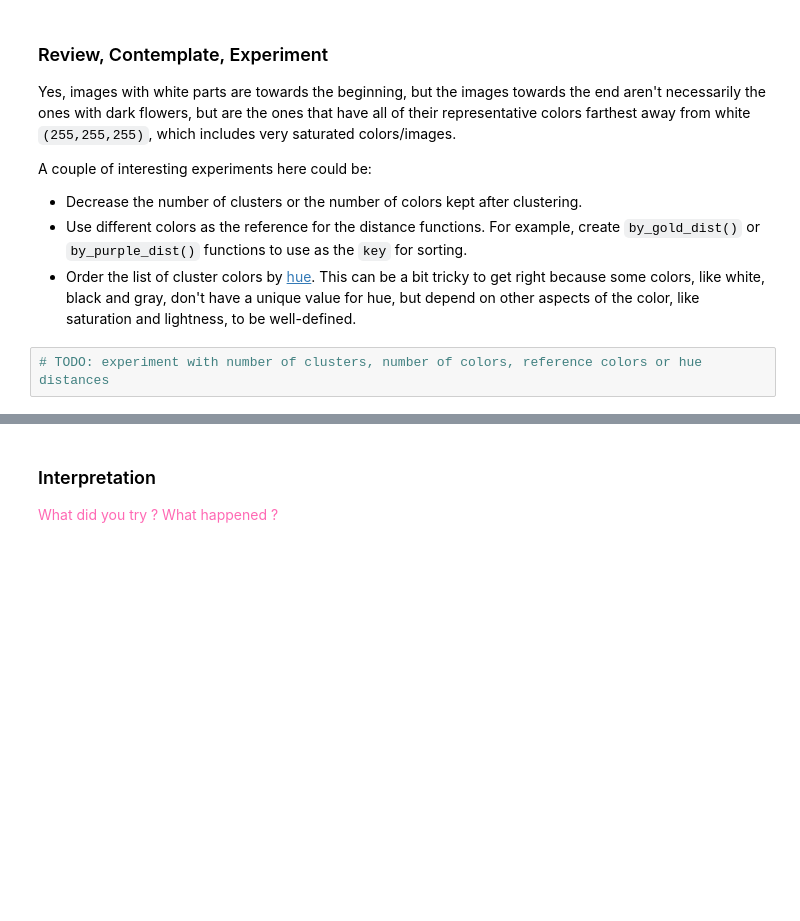
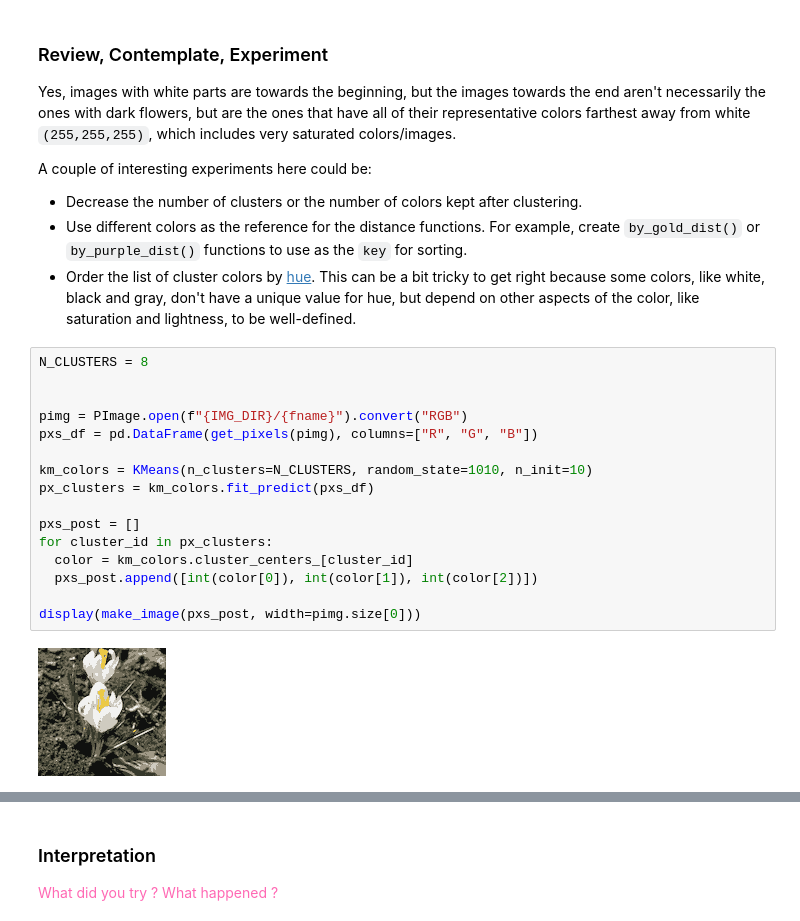
Before and after one commit to Machine-Learning-Lessons/Homework09, a Jupyter notebook: Homework09.ipynb, the cells around one changed output, grey strips where cells are left out. Saved outputs shown, nothing was run; the diff lists cells and outputs as text; blank space fills up the shorter version.

```diff
--- a/Homework09.ipynb
+++ b/Homework09.ipynb
@@ -669,5 +669,21 @@ A couple of interesting experiments here could be:
 - Decrease the number of clusters or the number of colors kept after clustering.
 - Use different colors as the reference for the distance functions. For example, create `by_gold_dist()` or `by_purple_dist()` functions to use as the `key` for sorting.
 - Order the list of cluster colors by [hue](https://stackoverflow.com/questions/23090019/fastest-formula-to-get-hue-from-rgb). This can be a bit tricky to get right because some colors, like white, black and gray, don't have a unique value for hue, but depend on other aspects of the color, like saturation and lightness, to be well-defined.
-# %%
-# TODO: experiment with number of clusters, number of colors, reference colors or hue distances
+# %%
+N_CLUSTERS = 8
+
+
+pimg = PImage.open(f"{IMG_DIR}/{fname}").convert("RGB")
+pxs_df = pd.DataFrame(get_pixels(pimg), columns=["R", "G", "B"])
+
+km_colors = KMeans(n_clusters=N_CLUSTERS, random_state=1010, n_init=10)
+px_clusters = km_colors.fit_predict(pxs_df)
+
+pxs_post = []
+for cluster_id in px_clusters:
+  color = km_colors.cluster_centers_[cluster_id]
+  pxs_post.append([int(color[0]), int(color[1]), int(color[2])])
+
+display(make_image(pxs_post, width=pimg.size[0]))
+# %% [output]
+[figure, added]
```
Also changed, not shown: parts of 7 cells of this notebook.
